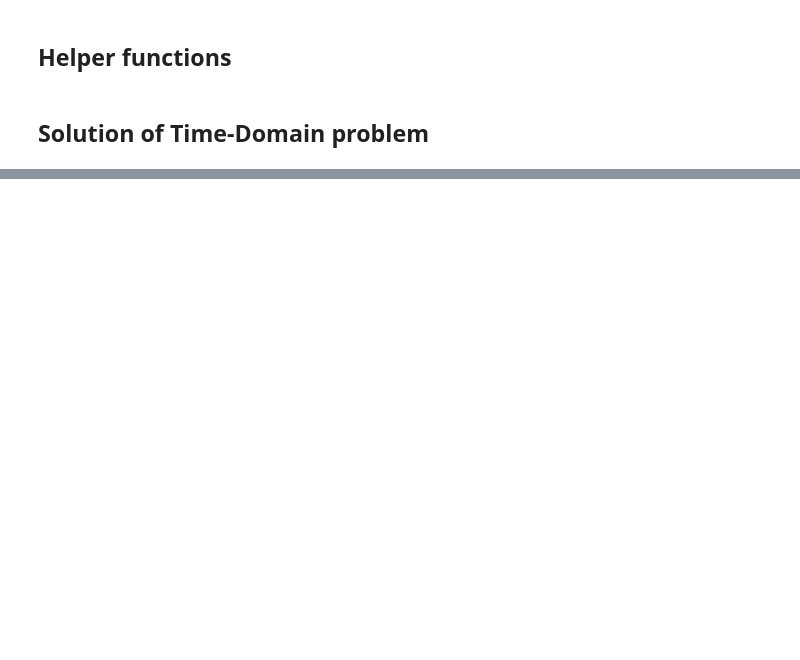
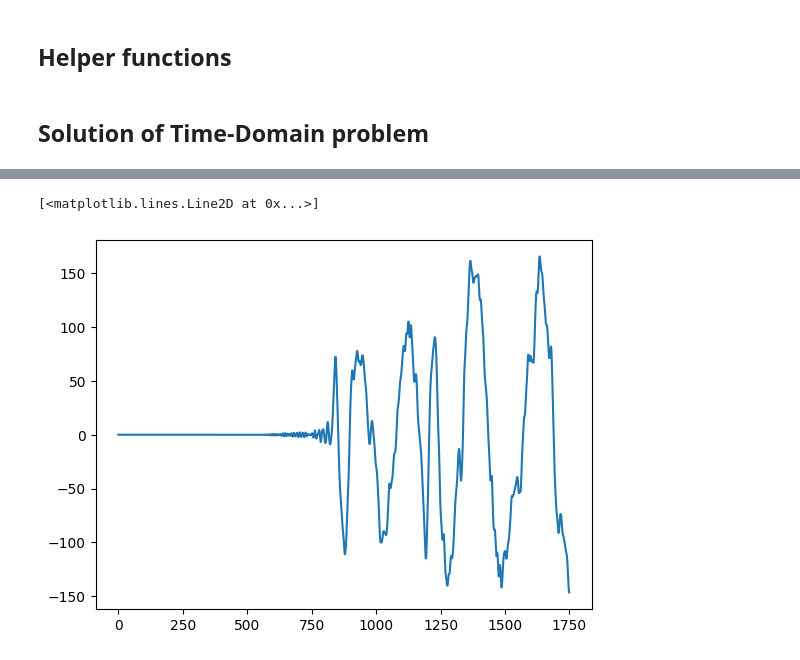
Before and after one commit to DthRazak/Dissipative-Acoustic, a Jupyter notebook: Master-Thesis/RectangleModel-TimeDomain.ipynb, the cells around one changed output, grey strips where cells are left out. Cells and saved outputs as stored; diff of their text form; code cells hidden in the pictures; blank space fills up the shorter version.

Commit message:
Updated time domain problem

```diff
--- a/Master-Thesis/RectangleModel-TimeDomain.ipynb
+++ b/Master-Thesis/RectangleModel-TimeDomain.ipynb
@@ -466,0 +350,16 @@ def generate_frequency_config(bubble_centres, bubble_lvl):
+# %%
+def read_input(filename):
+    input_data = []
+    with open(filename, 'r') as input_file:
+        for line in input_file:
+            cnt_lvl, points = line.strip().split('|')
+            bubble_centres = []
+            for point in points.split(';'):
+                if point == '':
+                    break
+                bubble_centres.append([float(xy) for xy in point.split(',')])
+
+            input_data.append([[float(lvl) for lvl in cnt_lvl.split(';')],
+                                bubble_centres])
+
+    return input_data
@@ -496,0 +382,18 @@ Info    : Done.
+# %%
+input_data = read_input('./input/input_s5_1000.txt')
+bubble_lvl, bubble_centres = input_data[1]
+
+time_config = generate_time_config(bubble_centres, bubble_lvl)
+# time_config['problem']['control_time'][0] = 8e3
+time_config['results']['save_mesh_to_file'] = True
+time_config['results']['file_prefix'] = False
+time_config['results']['save_step'] = 10
+time_config['logs'] = True
+
+mesh_data = rectangle_builder.build_mesh(time_config['mesh'],
+                                         MPI.COMM_WORLD,
+                                         0,
+                                         time_config['logs'])
+
+time_domain_problem_setup(time_config, mesh_data)
+time_results = solve_time_domain_problem(time_config)
@@ -546,0 +427,5 @@ Info    : Done.
+# %%
+plt.plot(np.array(time_results))
+# %% [output]
+[<matplotlib.lines.Line2D at 0x...>]
+[figure, added]
```
Also changed, not shown: parts of 19 cells of this notebook, 5 other files.
